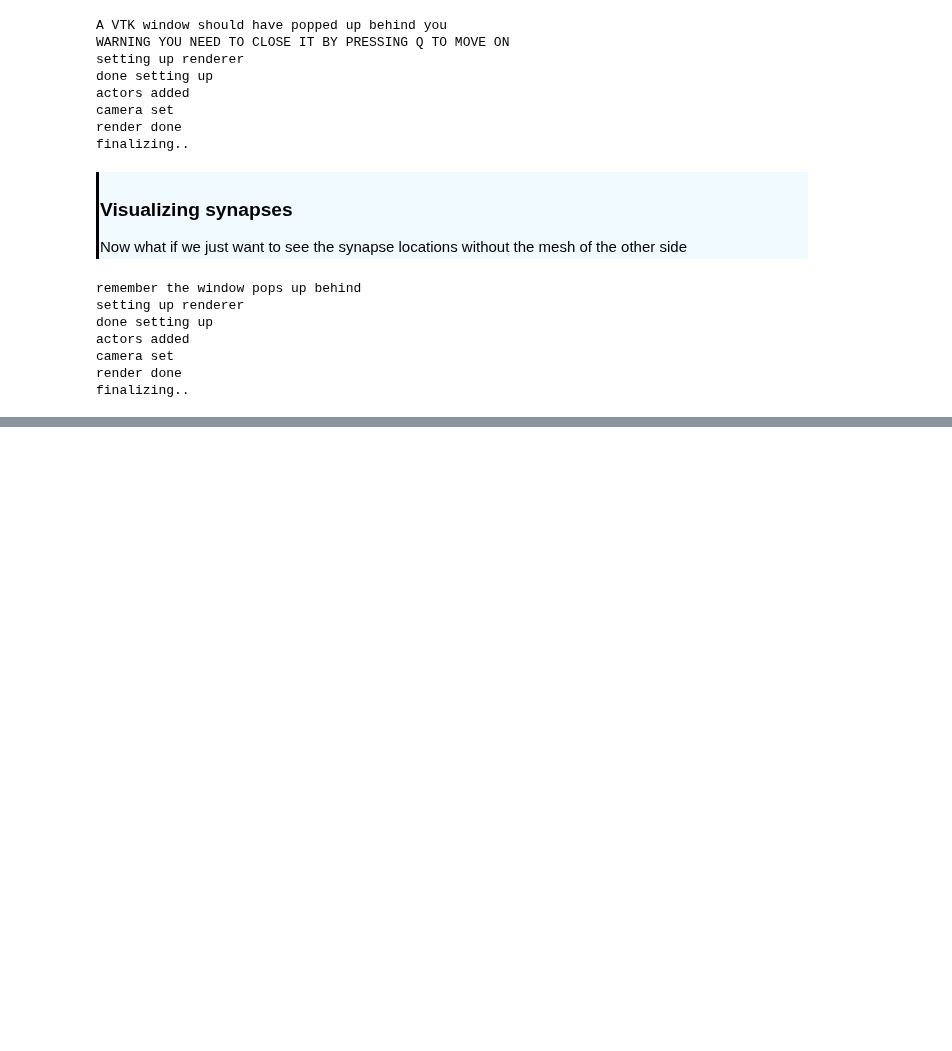
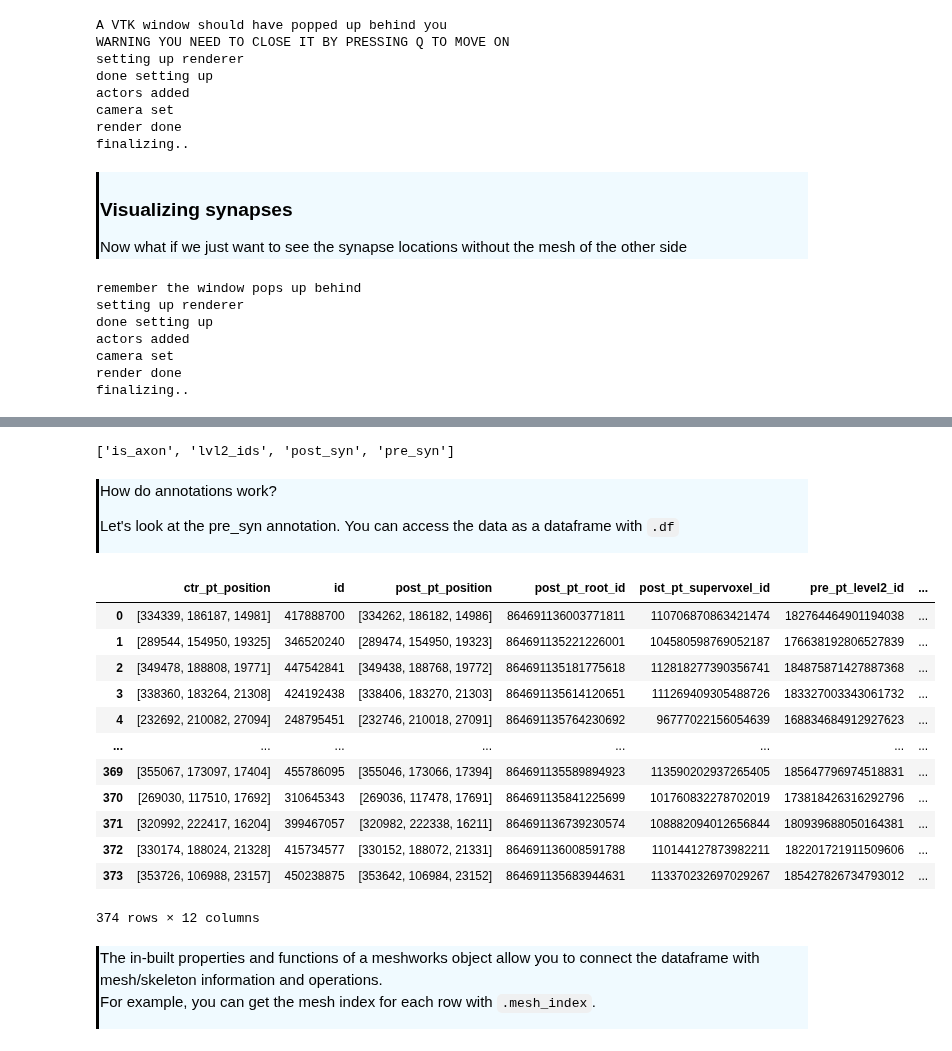
Before and after one commit to AllenInstitute/swdb_2021, a Jupyter notebook: DynamicBrain/EM_Connectome_Intro.ipynb, the cells around one changed output, grey strips where cells are left out. Drawn from its saved outputs; the diff is of its cells as text; code cells hidden in the pictures; blank space fills up the shorter version.

Commit message:
updating with skeleton work

```diff
--- a/DynamicBrain/EM_Connectome_Intro.ipynb
+++ b/DynamicBrain/EM_Connectome_Intro.ipynb
@@ -115,7 +115,7 @@ data_root = "."
 # viz_method = one of ['itkwidgets', 'vtk']
 viz_method = 'vtk'
 mesh_folder = os.path.join(data_root, 'em', 'meshes')
-skeleton_folder = os.path.join(data_root, 'skeletons')
+skeleton_folder = os.path.join(data_root, 'em','skeletons')
 # %% [markdown]
 <div style="border-left: 3px solid #000; padding: 1px; padding-left: 10px; background: #F0FAFF; ">
 <h2>Import the key modules</h2>
@@ -700,0 +718,3 @@ finalizing..
+# %%
+from meshparty import meshwork
+nrn = meshwork.load_meshwork(os.path.join(skeleton_folder,'864691135382556378_axon_labeled.h5'))
@@ -700,0 +845,12 @@ finalizing..
+# %%
+nrn.reset_mask() #VERY IMPORTANT - needed to ensure the mask query is run on the whole object
+
+full_object_skeleton = trimesh_vtk.skeleton_actor(nrn.skeleton, color=(0.5,0.5,0.5), line_width=1, opacity=0.5, )
+
+nrn.apply_mask(nrn.downstream_of(nrn.branch_points[7]).to_mesh_mask)
+
+masked_object_skeleton = trimesh_vtk.skeleton_actor(nrn.skeleton, color=(1,0,0), line_width=4, opacity=0.5, )
+
+trimesh_vtk.render_actors([full_object_skeleton, masked_object_skeleton])
+
+nrn.reset_mask() # if you are going to do any more operations after this, make sure this is reset
@@ -700,0 +870,40 @@ finalizing..
+# %%
+
+print(nrn.anno.table_names)
+#This shows that there are four dataframes:
+#'is_axon' is the annotation of mesh vertices on the axon
+#'lvl2_ids' gives the annotation of corresponding level 2 ids
+#'post_syn' is the annotation of synapses for which this cell is the postsynaptic cell
+#'pre_syn' is the annotation of synapses for which this cell is the presynaptic cell
+# %% [output]
+['is_axon', 'lvl2_ids', 'post_syn', 'pre_syn']
+# %% [markdown]
+<div style="border-left: 3px solid #000; padding: 1px; padding-left: 10px; background: #F0FAFF; ">
+
+How do annotations work?
+
+Let's look at the pre_syn annotation. You can access the data as a dataframe with `.df`
+
+</div>
+# %%
+nrn.anno.pre_syn.df
+# %% [output]
+|  | ctr_pt_position | id | post_pt_position | post_pt_root_id | post_pt_supervoxel_id | pre_pt_level2_id | ... |
+| 0 | [334339, 186187, 14981] | 417888700 | [334262, 186182, 14986] | 864691136003771811 | 110706870863421474 | 182764464901194038 | ... |
+| 1 | [289544, 154950, 19325] | 346520240 | [289474, 154950, 19323] | 864691135221226001 | 104580598769052187 | 176638192806527839 | ... |
+| 2 | [349478, 188808, 19771] | 447542841 | [349438, 188768, 19772] | 864691135181775618 | 112818277390356741 | 184875871427887368 | ... |
+| 3 | [338360, 183264, 21308] | 424192438 | [338406, 183270, 21303] | 864691135614120651 | 111269409305488726 | 183327003343061732 | ... |
+| 4 | [232692, 210082, 27094] | 248795451 | [232746, 210018, 27091] | 864691135764230692 | 96777022156054639 | 168834684912927623 | ... |
+| ... | ... | ... | ... | ... | ... | ... | ... |
+| 369 | [355067, 173097, 17404] | 455786095 | [355046, 173066, 17394] | 864691135589894923 | 113590202937265405 | 185647796974518831 | ... |
+| 370 | [269030, 117510, 17692] | 310645343 | [269036, 117478, 17691] | 864691135841225699 | 101760832278702019 | 173818426316292796 | ... |
+| 371 | [320992, 222417, 16204] | 399467057 | [320982, 222338, 16211] | 864691136739230574 | 108882094012656844 | 180939688050164381 | ... |
+| 372 | [330174, 188024, 21328] | 415734577 | [330152, 188072, 21331] | 864691136008591788 | 110144127873982211 | 182201721911509606 | ... |
+| 373 | [353726, 106988, 23157] | 450238875 | [353642, 106984, 23152] | 864691135683944631 | 113370232697029267 | 185427826734793012 | ... |
+374 rows × 12 columns
+# %% [markdown]
+<div style="border-left: 3px solid #000; padding: 1px; padding-left: 10px; background: #F0FAFF; ">
+The in-built properties and functions of a meshworks object allow you to connect the dataframe with mesh/skeleton information and operations.
+
+For example, you can get the mesh index for each row with `.mesh_index`.
+</div>
```
Also changed, not shown: parts of 24 cells of this notebook.
